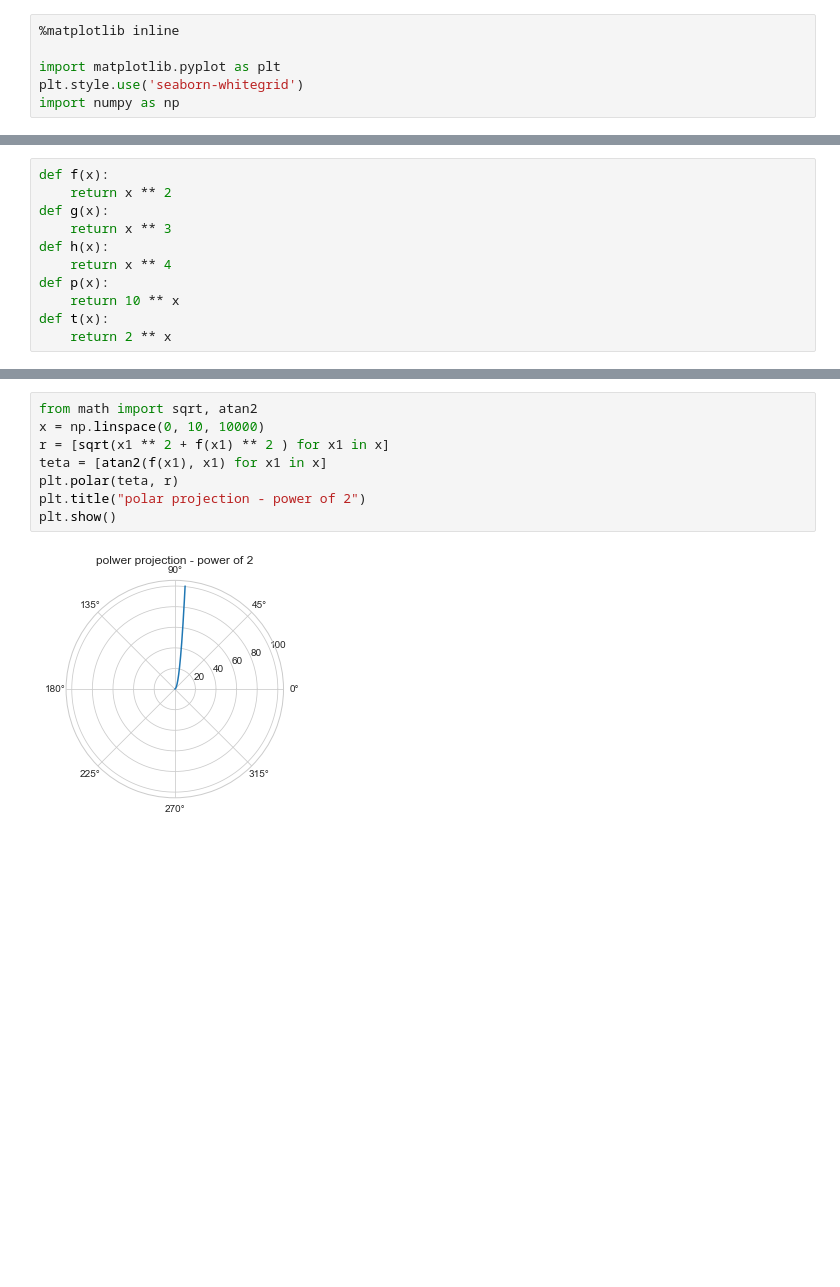
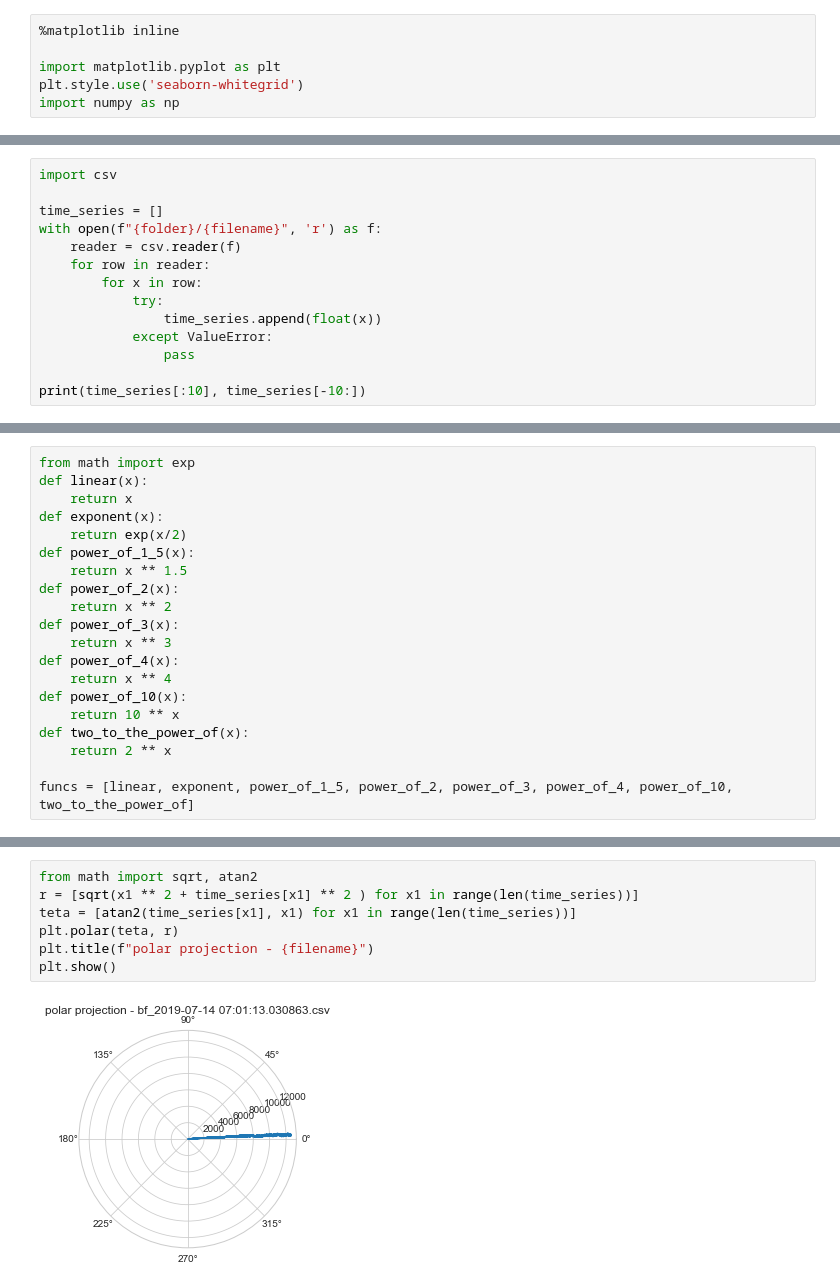
Before and after one commit to amor71/time-series-analysis, a Jupyter notebook: viewers/powers.ipynb, the cells around one changed output, grey strips where cells are left out. Cells and saved outputs as stored; diff of their text form; blank space fills up the shorter version.

Commit message:
updates to the power viewer

```diff
--- a/viewers/powers.ipynb
+++ b/viewers/powers.ipynb
@@ -6,0 +10,14 @@ import numpy as np
+# %%
+import csv
+
+time_series = []
+with open(f"{folder}/{filename}", 'r') as f:
+    reader = csv.reader(f)
+    for row in reader:
+        for x in row:
+            try:
+                time_series.append(float(x))
+            except ValueError:
+                pass
+
+print(time_series[:10], time_series[-10:])
@@ -7,11 +26,20 @@ import numpy as np
 # %%
-def f(x):
+from math import exp
+def linear(x):
+    return x
+def exponent(x):
+    return exp(x/2)
+def power_of_1_5(x):
+    return x ** 1.5
+def power_of_2(x):
     return x ** 2
-def g(x):
+def power_of_3(x):
     return x ** 3
-def h(x):
+def power_of_4(x):
     return x ** 4
-def p(x):
+def power_of_10(x):
     return 10 ** x
-def t(x):
+def two_to_the_power_of(x):
     return 2 ** x
+
+funcs = [linear, exponent, power_of_1_5, power_of_2, power_of_3, power_of_4, power_of_10, two_to_the_power_of]
@@ -112,10 +120,9 @@ plt.show()
 # %%
 from math import sqrt, atan2
-x = np.linspace(0, 10, 10000)
-r = [sqrt(x1 ** 2 + f(x1) ** 2 ) for x1 in x]
-teta = [atan2(f(x1), x1) for x1 in x]
+r = [sqrt(x1 ** 2 + time_series[x1] ** 2 ) for x1 in range(len(time_series))]
+teta = [atan2(time_series[x1], x1) for x1 in range(len(time_series))]
 plt.polar(teta, r)
-plt.title("polar projection - power of 2")
+plt.title(f"polar projection - {filename}")
 plt.show()
 # %% [output]
-[figure, old version]
+[figure, new version]
```
Also changed, not shown: parts of 18 cells of this notebook.
